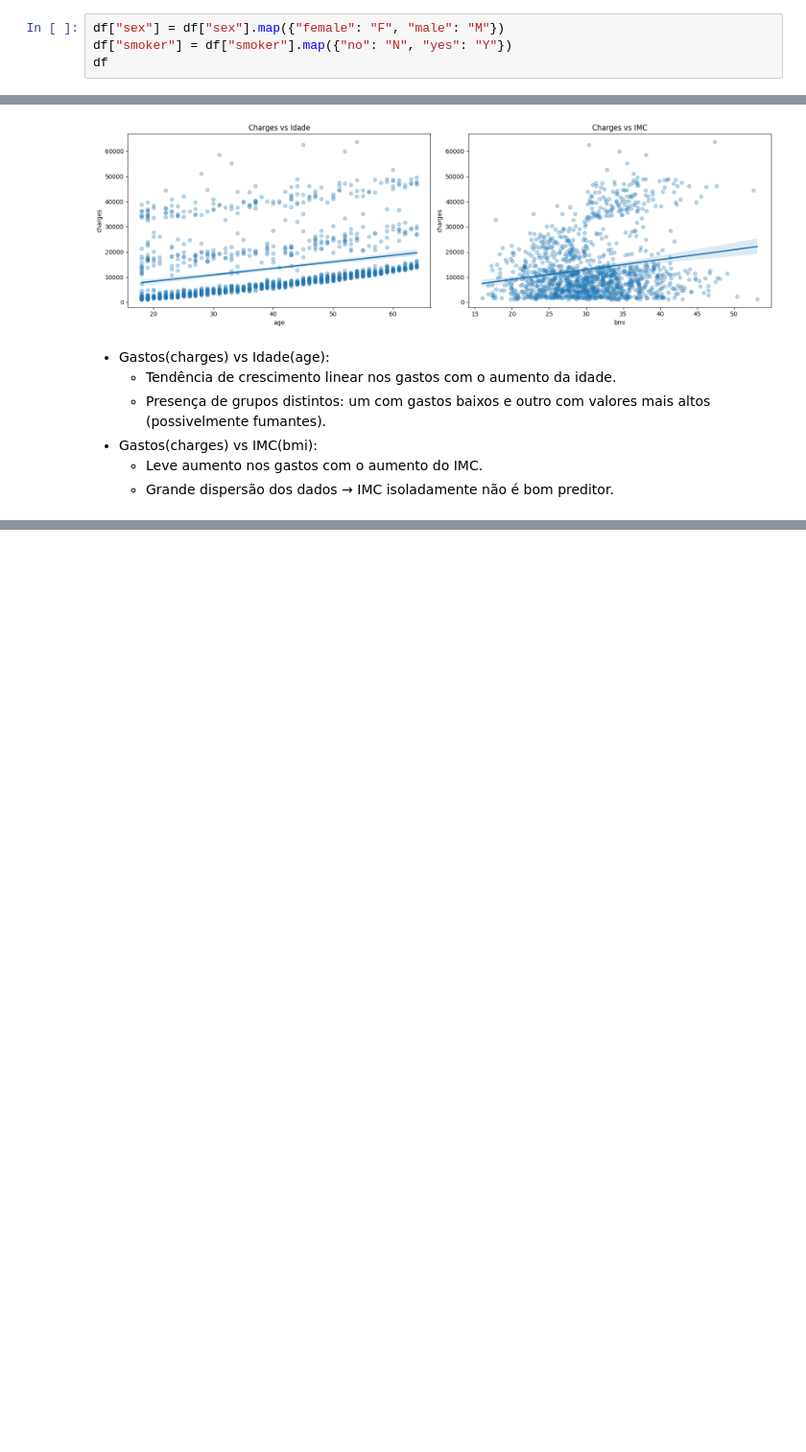
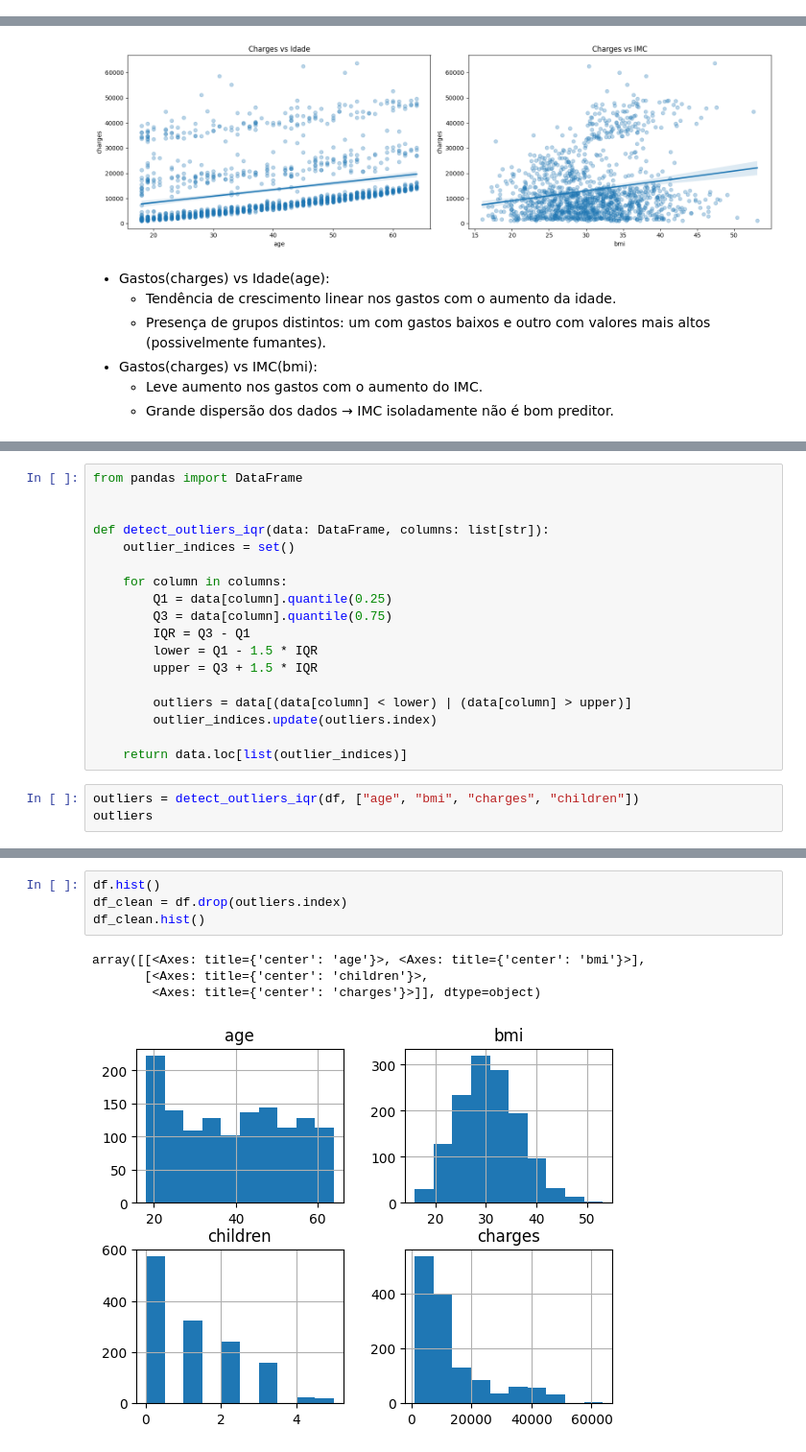
Before and after one commit to markinh00/C318-machine-learning, a Jupyter notebook: main.ipynb, the cells around one changed output, grey strips where cells are left out. Shown at 96% size. Drawn from its saved outputs; the diff is of its cells as text; blank space fills up the shorter version.

```diff
--- a/main.ipynb
+++ b/main.ipynb
@@ -21,7 +31,3 @@ df
 | 1336 | 21 | female | 25.800 | 0 | no | southwest | 2007.94500 |
 | 1337 | 61 | female | 29.070 | 0 | yes | northwest | 29141.36030 |
 1338 rows × 7 columns
-# %%
-df["sex"] = df["sex"].map({"female": "F", "male": "M"})
-df["smoker"] = df["smoker"].map({"no": "N", "yes": "Y"})
-df
@@ -186,0 +183,21 @@ plt.show()
+# %%
+from pandas import DataFrame
+
+
+def detect_outliers_iqr(data: DataFrame, columns: list[str]):
+    outlier_indices = set()
+
+    for column in columns:
+        Q1 = data[column].quantile(0.25)
+        Q3 = data[column].quantile(0.75)
+        IQR = Q3 - Q1
+        lower = Q1 - 1.5 * IQR
+        upper = Q3 + 1.5 * IQR
+
+        outliers = data[(data[column] < lower) | (data[column] > upper)]
+        outlier_indices.update(outliers.index)
+
+    return data.loc[list(outlier_indices)]
+# %%
+outliers = detect_outliers_iqr(df, ["age", "bmi", "charges", "children"])
+outliers
@@ -186,0 +218,9 @@ plt.show()
+# %%
+df.hist()
+df_clean = df.drop(outliers.index)
+df_clean.hist()
+# %% [output]
+array([[<Axes: title={'center': 'age'}>, <Axes: title={'center': 'bmi'}>],
+       [<Axes: title={'center': 'children'}>,
+        <Axes: title={'center': 'charges'}>]], dtype=object)
+[figure, added]
```
Also changed, not shown: parts of 22 cells of this notebook, 1 other file.
